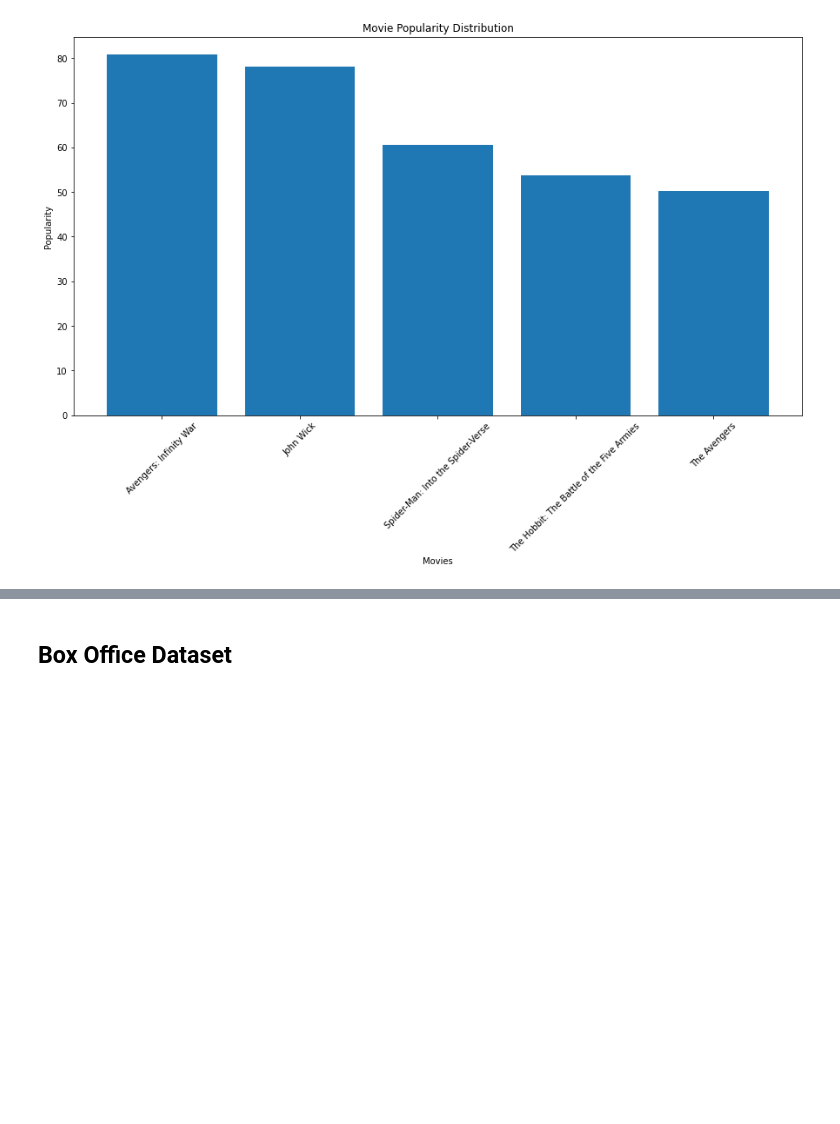
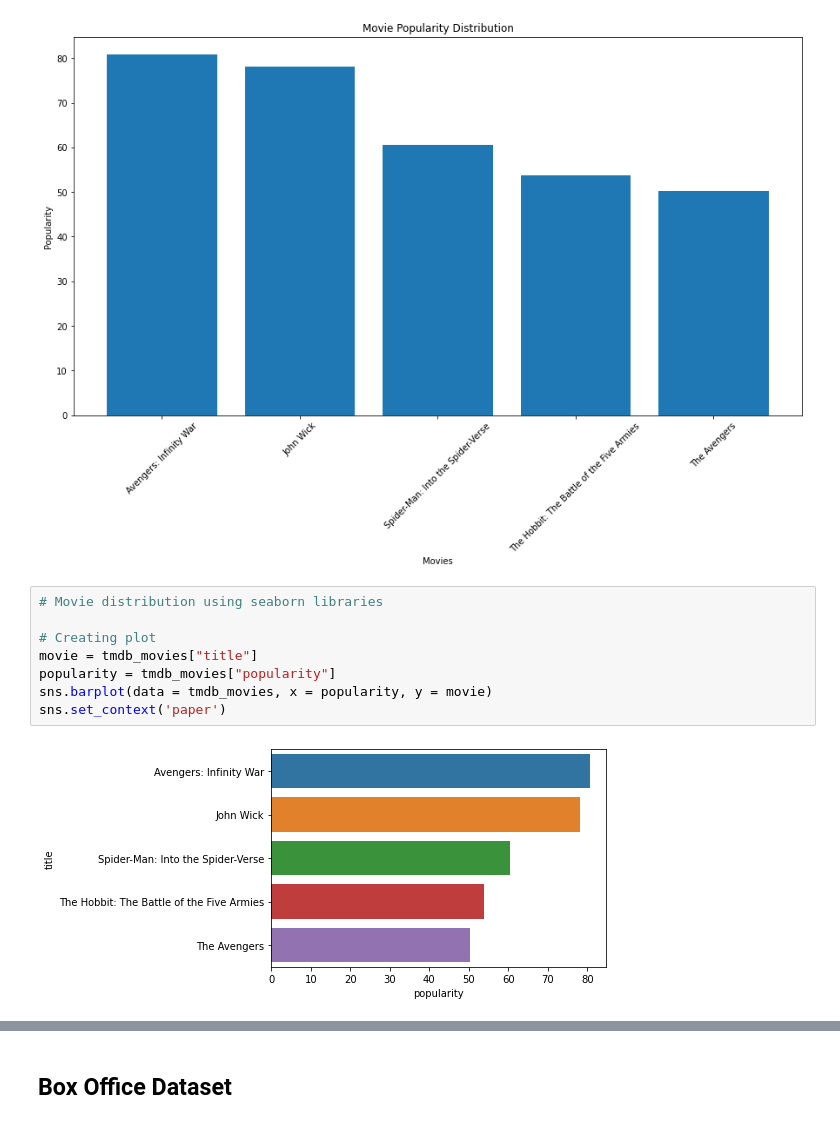
Before and after one commit to kinoti-m-martin/Phase1, a Jupyter notebook: student.ipynb, the cells around one changed output, grey strips where cells are left out. Drawn from its saved outputs; the diff is of its cells as text; blank space fills up the shorter version.

```diff
--- a/student.ipynb
+++ b/student.ipynb
@@ -439,6 +445,16 @@ ax.set_ylabel("Popularity")
 ax.tick_params(axis = "x", labelrotation = 45);
 # %% [output]
 [figure]
+# %%
+# Movie distribution using seaborn libraries
+
+# Creating plot
+movie = tmdb_movies["title"]
+popularity = tmdb_movies["popularity"]
+sns.barplot(data = tmdb_movies, x = popularity, y = movie)
+sns.set_context('paper')
+# %% [output]
+[figure, added]
 # %%
 """
 The most popular movie is 'Avengers: Infinity War', with average popularity of 80.77%.
```
Also changed, not shown: parts of 8 cells of this notebook, 1 other file.
